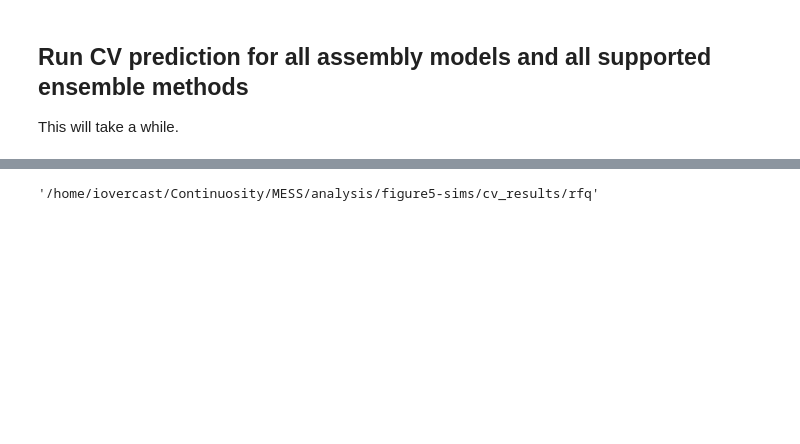
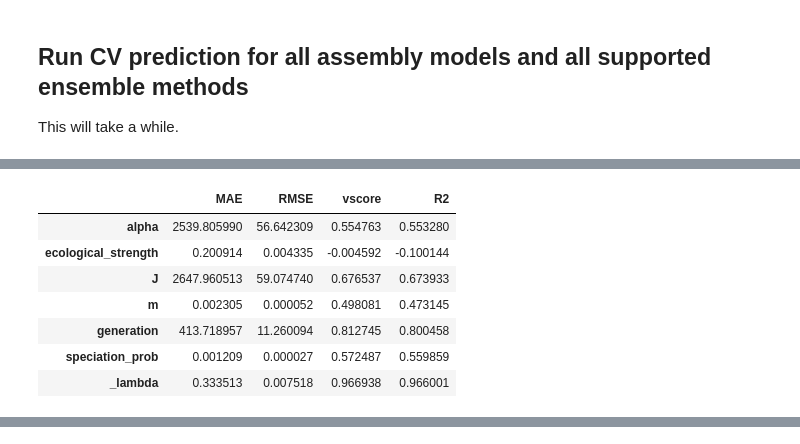
Before and after one commit to messDiv/MESS, a Jupyter notebook: jupyter-notebooks/plotting/Figure5-ParameterEstimationCV.ipynb, the cells around one changed output, grey strips where cells are left out. Drawn from its saved outputs; the diff is of its cells as text; code cells hidden in the pictures; blank space fills up the shorter version.

```diff
--- a/jupyter-notebooks/plotting/Figure5-ParameterEstimationCV.ipynb
+++ b/jupyter-notebooks/plotting/Figure5-ParameterEstimationCV.ipynb
@@ -124,7 +126,7 @@ for i, (f, features) in enumerate(feature_sets.items()):
 ## Run CV prediction for all assembly models and all supported ensemble methods
 This will take a while.
 # %%
-cv_dir = analysis_dir + "cv_results/"
+cv_dir = analysis_dir + "cv_predict_results/"
 if not os.path.exists(cv_dir):
     os.mkdir(cv_dir)
 
@@ -138,10 +140,17 @@ for algorithm in ["ab", "gb", "rf"]:
         outdir = cv_dir + algorithm + "/"
         if not os.path.exists(outdir):
             os.mkdir(outdir)
-        rgr = MESS.inference.Regressor(tmp_com, sim_file, target_model=model, algorithm=algorithm, verbose=verbose)
-        _ = rgr.cross_val_predict(quick=quick, verbose=verbose)
-        rgr.dump(outfile=outdir + model + ".mdl")
-        _ = rgr.plot_cv_predictions(outfile=outdir + model + "-cv.png")
-        rgr.cv_stats.to_csv(outdir + model + "-stats.csv")
-        display(rgr.cv_stats)
+        try:
+            rgr = MESS.inference.parameter_estimation_cv(simfile=simfile, algorithm=algorithm,\
+                                                        target_model=model, quick=quick,\
+                                                        verbose=verbose)
+
+            rgr.dump(outfile=outdir + model + ".mdl")
+            _ = rgr.plot_cv_predictions(outfile=outdir + model + "-cv.png")
+            rgr.cv_stats.to_csv(outdir + model + "-stats.csv")
+            display(rgr.cv_stats)
+        except Exception as inst:
+            print("Algorithm/model failed: {}/{}".format(algorithm, model))
+            print(inst)
+!date
 # %% [output]
@@ -149,2 +158,10 @@ Tue Jun  4 17:21:06 EDT 2019
 ('ab', 'neutral')
 Warning: Ensemble model must support max_depth parameter to enable feature selection. AdaBoost can't be run with feature_selection, so it's being skipped.
+|  | MAE | RMSE | vscore | R2 |
+| alpha | 2539.805990 | 56.642309 | 0.554763 | 0.553280 |
+| ecological_strength | 0.200914 | 0.004335 | -0.004592 | -0.100144 |
+| J | 2647.960513 | 59.074740 | 0.676537 | 0.673933 |
+| m | 0.002305 | 0.000052 | 0.498081 | 0.473145 |
+| generation | 413.718957 | 11.260094 | 0.812745 | 0.800458 |
+| speciation_prob | 0.001209 | 0.000027 | 0.572487 | 0.559859 |
+| _lambda | 0.333513 | 0.007518 | 0.966938 | 0.966001 |
@@ -152,5 +170,0 @@ AttributeError: 'Regressor' object has no attribute 'best_model'
-# %%
-outdir = os.path.join(cv_dir + algorithm)
-outdir
-# %% [output]
-'/home/iovercast/Continuosity/MESS/analysis/figure5-sims/cv_results/rfq'
```
Also changed, not shown: parts of 10 cells of this notebook, 1 other file.
